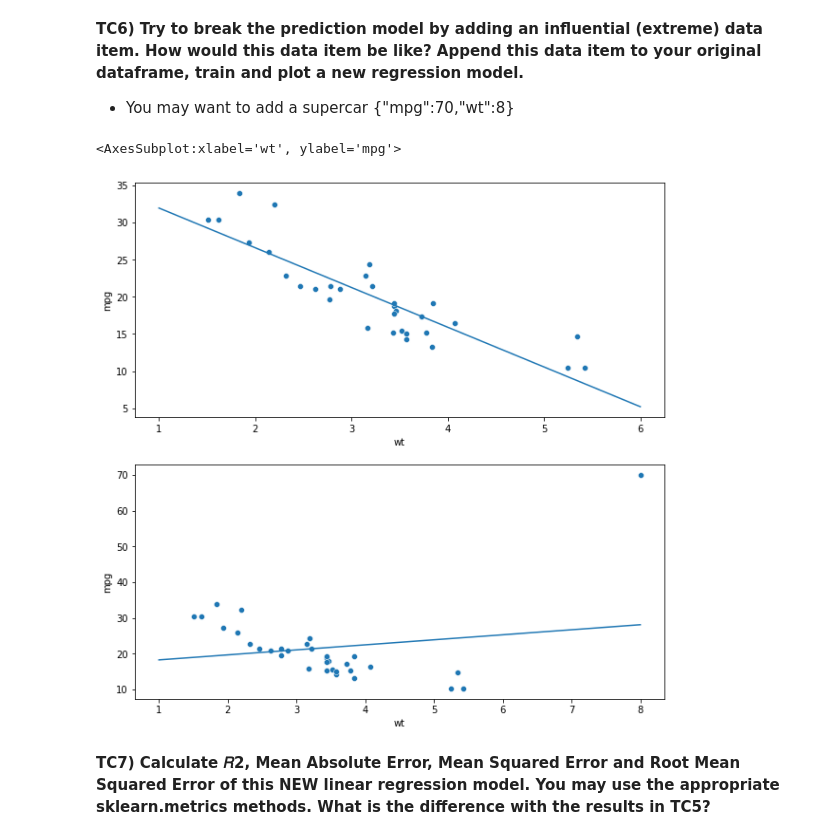
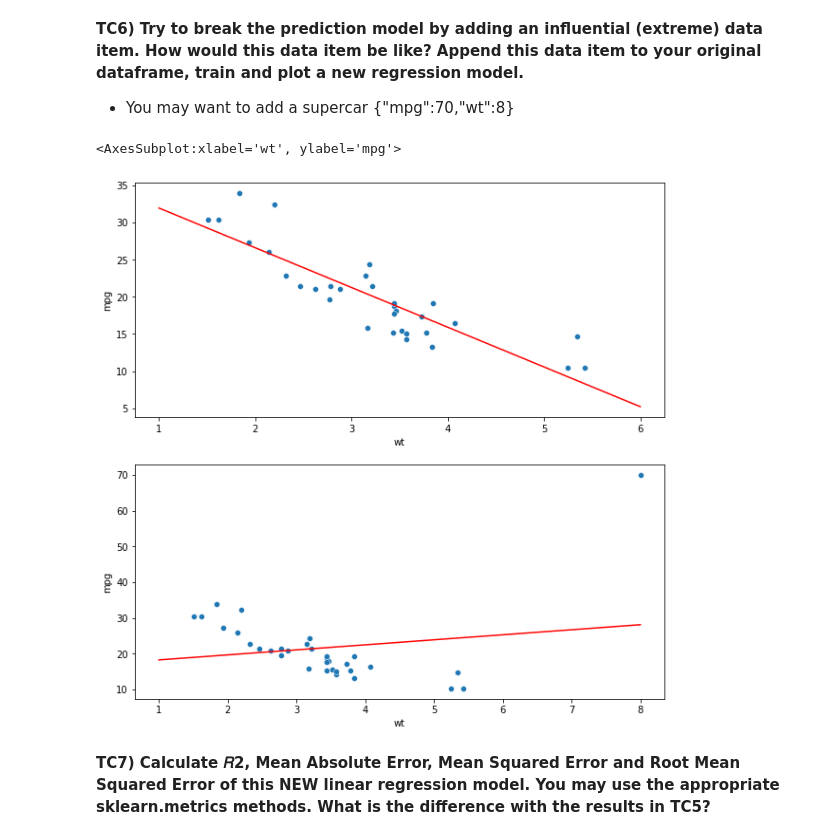
Before and after one commit to AnnabethS/DAT1, a Jupyter notebook: week 10/DAT1-Practical9-Questions.ipynb, the cells around one changed output. Cells and saved outputs as stored; diff of their text form; code cells hidden in the pictures.

```diff
--- a/week 10/DAT1-Practical9-Questions.ipynb
+++ b/week 10/DAT1-Practical9-Questions.ipynb
@@ -281,23 +288,23 @@ MSE : 8.697560548229477
 # %%
 #Write your answer here
 editedData = cars[['mpg', 'wt']]
 newData = pd.DataFrame([[70, 8]], columns=['mpg', 'wt'])
 editedData = editedData.append(newData, ignore_index=True)
 
 linearSpace3 = np.linspace(1, 6, num=10)
 linearSpace4 = np.linspace(1, 8, num=10)
 carRegression2 = linear_model.LinearRegression()
 carRegression2 = carRegression2.fit((np.array(editedData['wt']).reshape(-1,1)), editedData['mpg'])
 fig = plt.figure(figsize=(10,10))
 ax1 = fig.add_subplot(2,1,1)
 sns.scatterplot(x=cars['wt'], y=cars['mpg'])
-sns.lineplot(x=linearSpace3, y=((linearSpace3*carRegression.coef_) + carRegression.intercept_))
+sns.lineplot(x=linearSpace3, y=((linearSpace3*carRegression.coef_) + carRegression.intercept_), color='r')
 ax2 = fig.add_subplot(2,1,2)
 sns.scatterplot(x=editedData['wt'], y=editedData['mpg'])
-sns.lineplot(x=linearSpace4, y=((linearSpace4*carRegression2.coef_) + carRegression2.intercept_))
+sns.lineplot(x=linearSpace4, y=((linearSpace4*carRegression2.coef_) + carRegression2.intercept_), color='r')
 # %% [output]
 <AxesSubplot:xlabel='wt', ylabel='mpg'>
-[figure, old version]
+[figure, new version]
 # %% [markdown]
 **TC7) Calculate 𝑅2, Mean Absolute Error, Mean Squared Error and Root Mean Squared Error of this NEW linear regression model. You may use the appropriate sklearn.metrics methods. What is the difference with the results in TC5?**
 # %%
```
Also changed, not shown: parts of 9 cells of this notebook.
